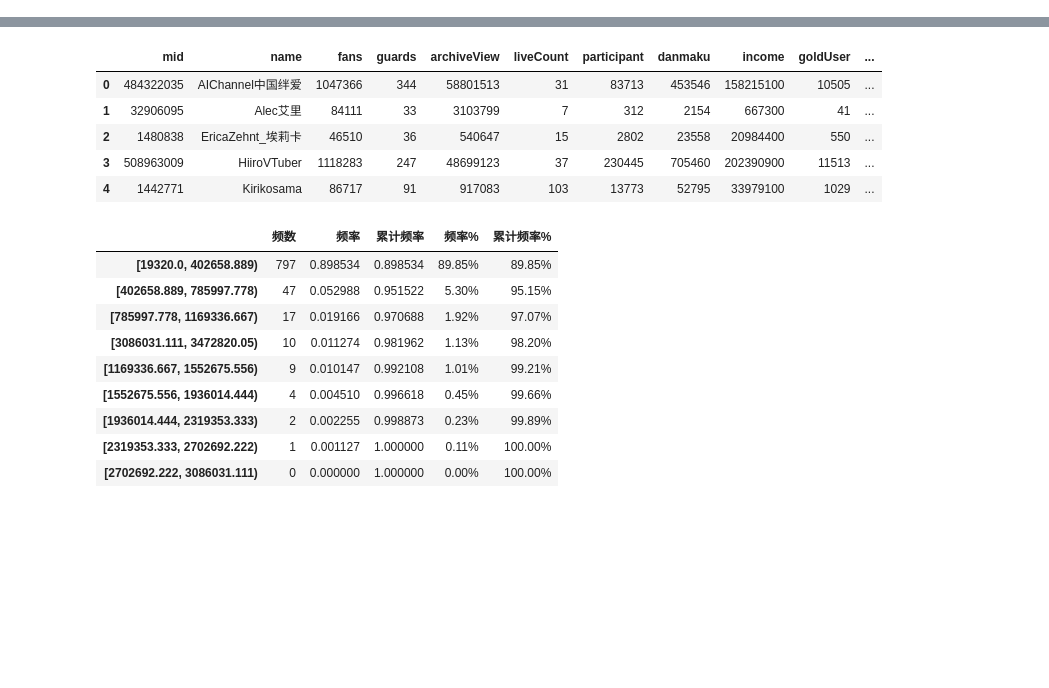
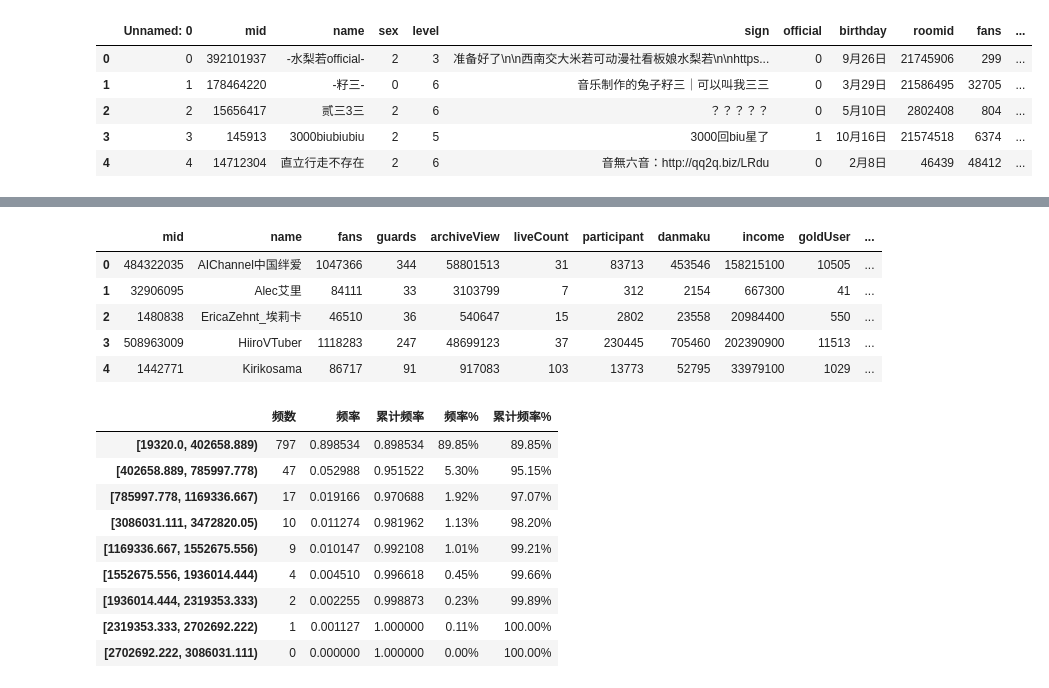
Before and after one commit to juanliu27/Vtuber_Profitability, a Jupyter notebook: data_pre-processing.ipynb, the cells around one changed output, grey strips where cells are left out. Cells and saved outputs as stored; diff of their text form; code cells hidden in the pictures; blank space fills up the shorter version.

```diff
--- a/论文数据处理.ipynb
+++ b/data_pre-processing.ipynb
@@ -8,0 +23,10 @@ import math
+# %%
+year_liver_data=pd.read_csv("Crawled_Dataset\虚拟主播1年数据.csv",encoding="UTF-8")
+year_liver_data.head()
+# %% [output]
+|  | Unnamed: 0 | mid | name | sex | level | sign | official | birthday | roomid | fans | ... |
+| 0 | 0 | 392101937 | -水梨若official- | 2 | 3 | 准备好了\n\n西南交大米若可动漫社看板娘水梨若\n\nhttps... | 0 | 9月26日 | 21745906 | 299 | ... |
+| 1 | 1 | 178464220 | -籽三- | 0 | 6 | 音乐制作的兔子籽三｜可以叫我三三 | 0 | 3月29日 | 21586495 | 32705 | ... |
+| 2 | 2 | 15656417 | 贰三3三 | 2 | 6 | ？？？？？ | 0 | 5月10日 | 2802408 | 804 | ... |
+| 3 | 3 | 145913 | 3000biubiubiu | 2 | 5 | 3000回biu星了 | 1 | 10月16日 | 21574518 | 6374 | ... |
+| 4 | 4 | 14712304 | 直立行走不存在 | 2 | 6 | 音無六音：http://qq2q.biz/LRdu | 0 | 2月8日 | 46439 | 48412 | ... |
```
Also changed, not shown: parts of 9 cells of this notebook, 22 other files.
